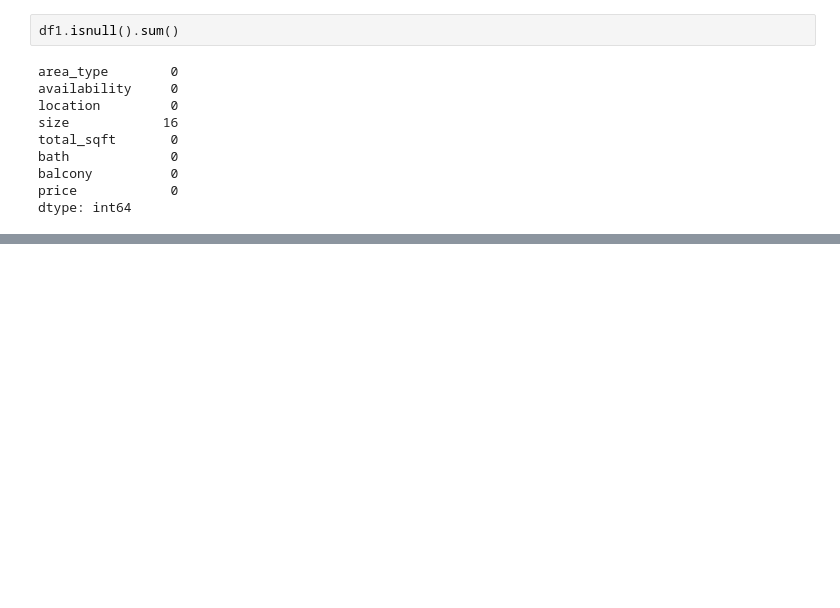
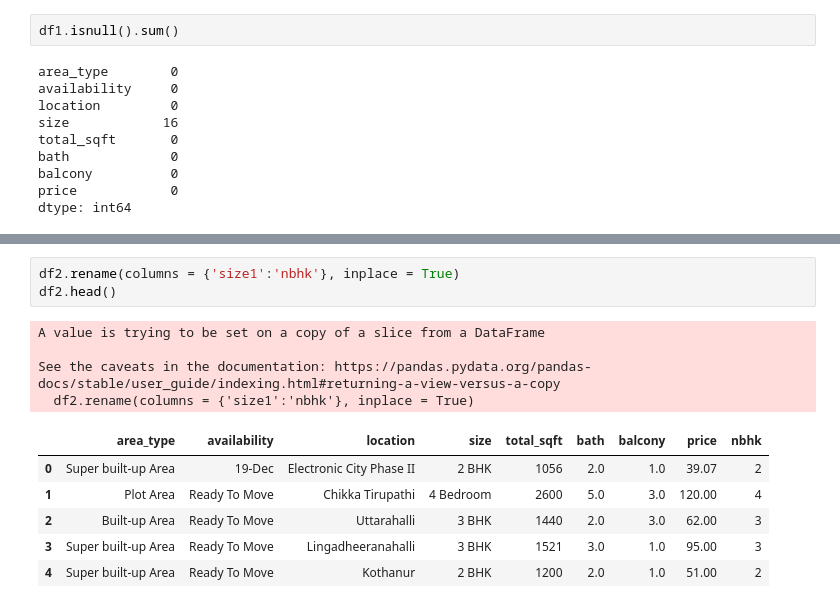
Before and after one commit to SachinMishra-ux/Digikull_March_house, a Jupyter notebook: Bangalore_house_price_prediction.ipynb, the cells around one changed output, grey strips where cells are left out. Cells and saved outputs as stored; diff of their text form; blank space fills up the shorter version.

```diff
--- a/Bangalore_house_price_prediction.ipynb
+++ b/Bangalore_house_price_prediction.ipynb
@@ -171,0 +235,14 @@ dtype: int64
+# %%
+df2.rename(columns = {'size1':'nbhk'}, inplace = True)
+df2.head()
+# %% [output]
+A value is trying to be set on a copy of a slice from a DataFrame
+
+See the caveats in the documentation: https://pandas.pydata.org/pandas-docs/stable/user_guide/indexing.html#returning-a-view-versus-a-copy
+  df2.rename(columns = {'size1':'nbhk'}, inplace = True)
+|  | area_type | availability | location | size | total_sqft | bath | balcony | price | nbhk |
+| 0 | Super built-up Area | 19-Dec | Electronic City Phase II | 2 BHK | 1056 | 2.0 | 1.0 | 39.07 | 2 |
+| 1 | Plot Area | Ready To Move | Chikka Tirupathi | 4 Bedroom | 2600 | 5.0 | 3.0 | 120.00 | 4 |
+| 2 | Built-up Area | Ready To Move | Uttarahalli | 3 BHK | 1440 | 2.0 | 3.0 | 62.00 | 3 |
+| 3 | Super built-up Area | Ready To Move | Lingadheeranahalli | 3 BHK | 1521 | 3.0 | 1.0 | 95.00 | 3 |
+| 4 | Super built-up Area | Ready To Move | Kothanur | 2 BHK | 1200 | 2.0 | 1.0 | 51.00 | 2 |
```
Also changed, not shown: parts of 12 cells of this notebook.
